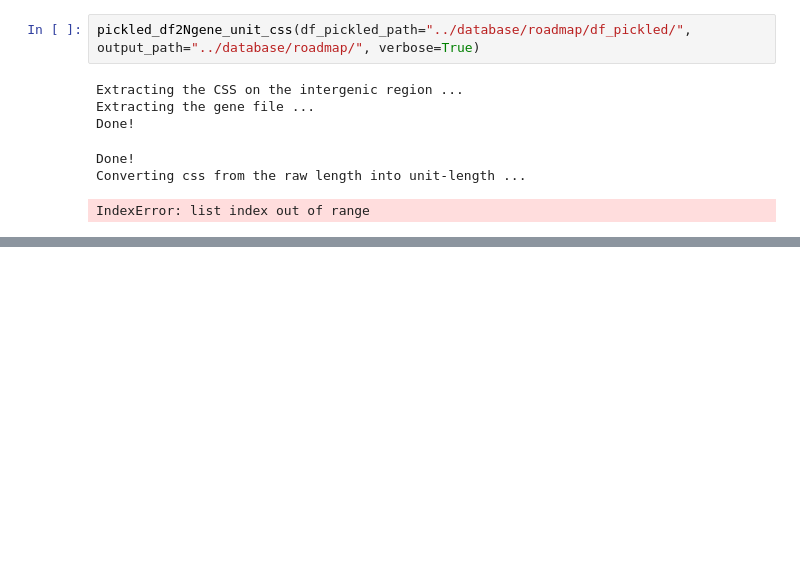
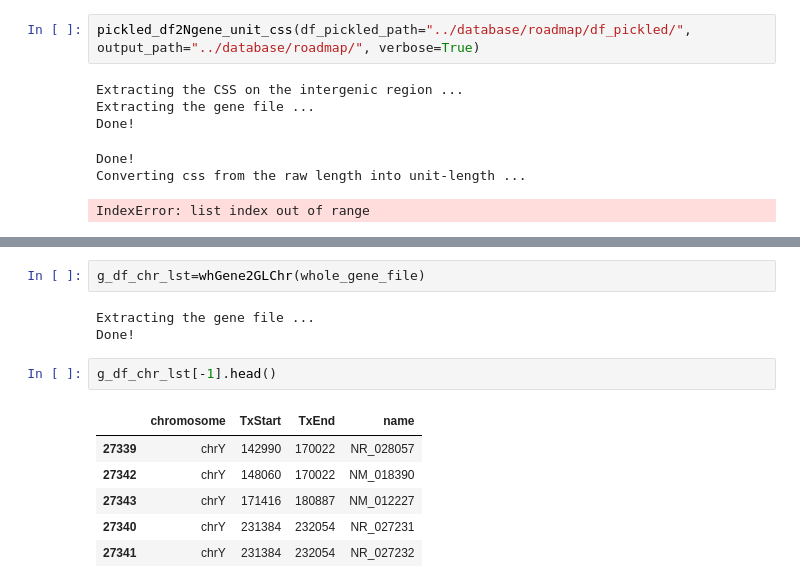
Before and after one commit to caocao0525/NSP, a Jupyter notebook: debugging.ipynb, the cells around one changed output, grey strips where cells are left out. Saved outputs shown, nothing was run; the diff lists cells and outputs as text; blank space fills up the shorter version.

```diff
--- a/debugging.ipynb
+++ b/debugging.ipynb
@@ -872,0 +1020,14 @@ merged_list=
+# %%
+g_df_chr_lst=whGene2GLChr(whole_gene_file)
+# %% [output]
+Extracting the gene file ...
+Done!
+# %%
+g_df_chr_lst[-1].head()
+# %% [output]
+|  | chromosome | TxStart | TxEnd | name |
+| 27339 | chrY | 142990 | 170022 | NR_028057 |
+| 27342 | chrY | 148060 | 170022 | NM_018390 |
+| 27343 | chrY | 171416 | 180887 | NM_012227 |
+| 27340 | chrY | 231384 | 232054 | NR_027231 |
+| 27341 | chrY | 231384 | 232054 | NR_027232 |
```
Also changed, not shown: parts of 88 cells of this notebook, 3 other files.
